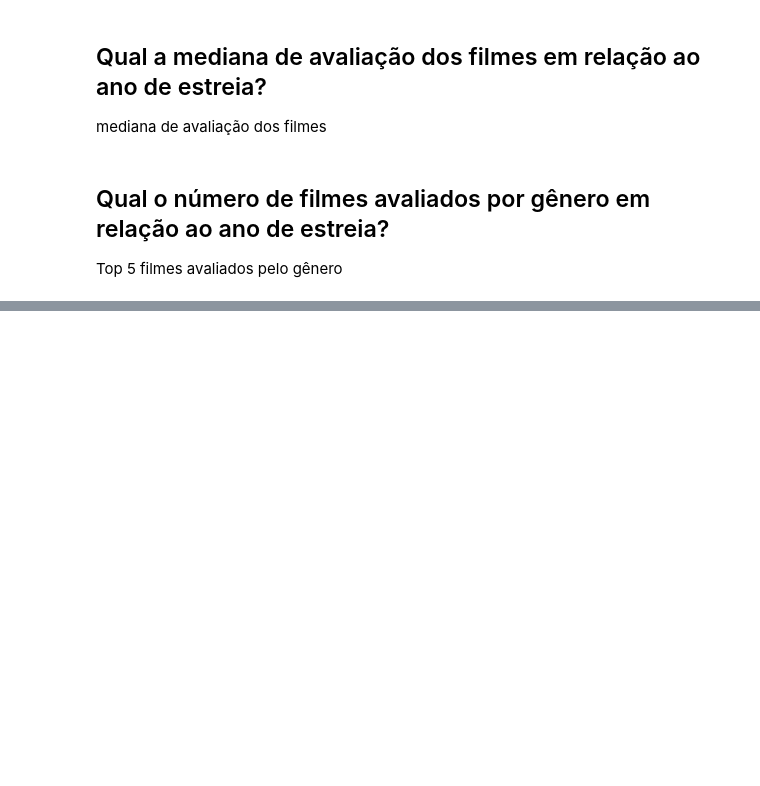
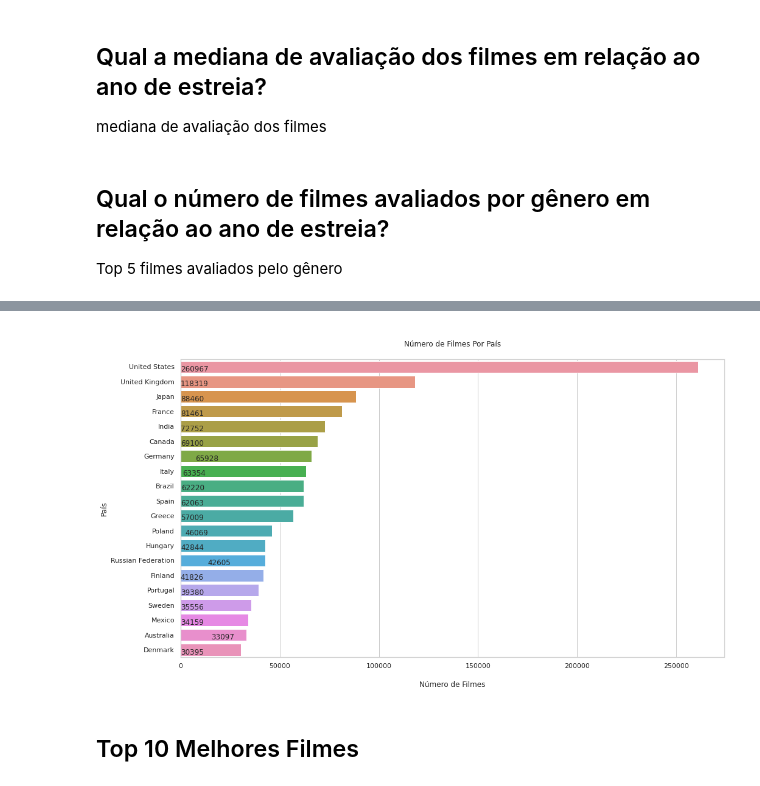
Before and after one commit to saul-rocha/Data_science_imdb, a Jupyter notebook: mini-projeto-imdb.ipynb, the cells around one changed output, grey strips where cells are left out. Drawn from its saved outputs; the diff is of its cells as text; code cells hidden in the pictures; blank space fills up the shorter version.

```diff
--- a/mini-projeto-imdb.ipynb
+++ b/mini-projeto-imdb.ipynb
@@ -360,0 +436,17 @@ plt.show()
+# %%
+nome_paises = []
+contagem = []
+# %%
+for i in range(resultado8.shape[0]):
+    try:
+        coun = resultado8["region"].values[i]
+        nome_paises.append(pycountry.countries.get(alpha_2=coun).name)
+        contagem.append(resultado8["Number_of_movies"].values[i])
+    except:
+        continue
+# %%
+df_filmes_paises = pd.DataFrame()
+df_filmes_paises["country"] = nome_paises
+df_filmes_paises["Movie_Count"] = contagem
+# %%
+df_filmes_paises = df_filmes_paises.sort_values(by="Movie_Count", ascending=False)
@@ -360,0 +467,18 @@ plt.show()
+# %%
+plt.figure(figsize=(16,9))
+
+sns.barplot(y = df_filmes_paises[:20].country, x = df_filmes_paises[:20].Movie_Count, orient="h")
+
+
+for i in range(0,20):
+    plt.text(df_filmes_paises.Movie_Count[df_filmes_paises.index[i]-1], i + 0.30,
+            round(df_filmes_paises["Movie_Count"][df_filmes_paises.index[i]], 2))
+
+plt.xlabel("\nNúmero de Filmes")
+plt.ylabel("País")
+plt.title("\nNúmero de Filmes Por País\n")
+plt.show()
+# %% [output]
+[figure, added]
+# %% [markdown]
+## Top 10 Melhores Filmes
```
Also changed, not shown: parts of 36 cells of this notebook.
